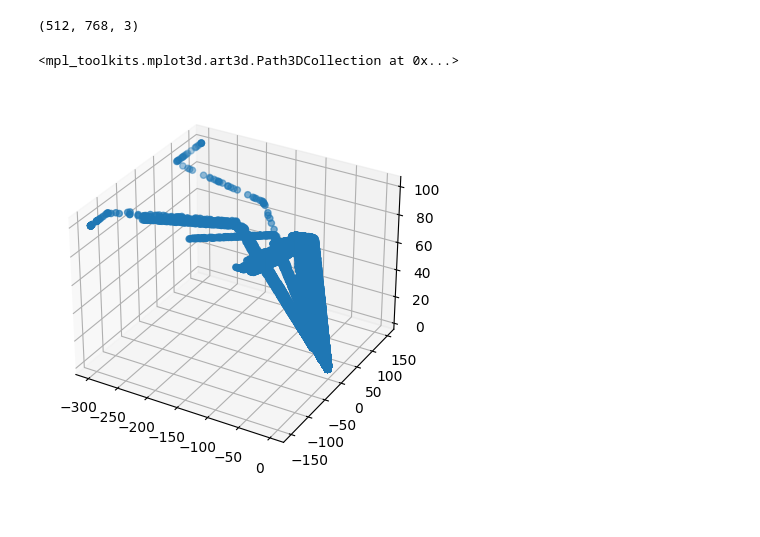
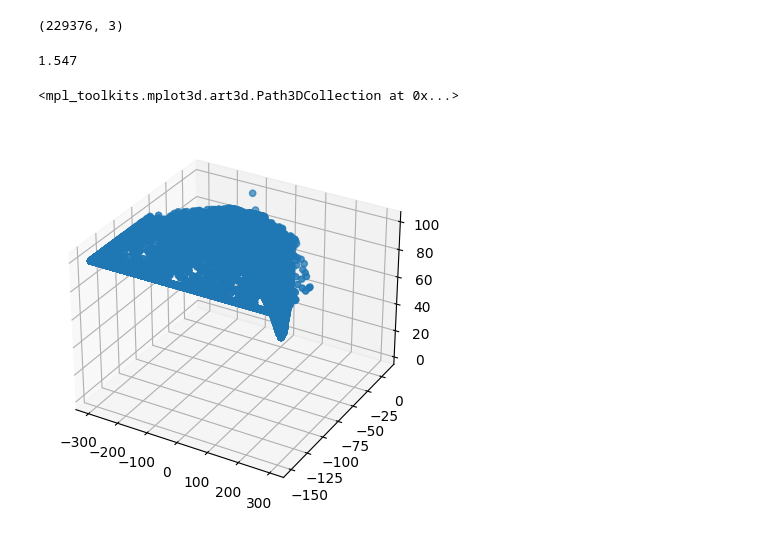
Before and after one commit to Alex17Li/scripts, a Jupyter notebook: notebooks/voxel/from_pointcloud.ipynb, the cells around one changed output. Cells and saved outputs as stored; diff of their text form; code cells hidden in the pictures.

```diff
--- a/notebooks/voxel/from_pointcloud.ipynb
+++ b/notebooks/voxel/from_pointcloud.ipynb
@@ -13,18 +12,12 @@ from dl.utils.io_utils import normalize_image
 from dl.utils.config import DEFAULT_TONEMAP_PARAMS
 # %%
-cvml_path = '/home/alex.li/git/JupiterCVML/europa/base/src/europa'
 dataset_idx = 0
-directory = ['/data/jupiter/datasets/bad_iq_halo_labelbox_plus_exposure', '/data2/jupiter/datasets/20231017_halo_rgb_labeled_excluded_bad_iq', '/data/jupiter/datasets/iq_2023_v5_anno'][dataset_idx]
-csv_name = ['654a5bb2e89875bddc714dd2_master_annotations.csv', '653a7a0a3c2d8ab221f6d915_master_annotations.csv','64dfcc1de5a41169c7deb205_master_annotations.csv'][dataset_idx]
+directory = ['/home/alexli/data/halo_all_cam_labeled_dataset', '/data/jupiter/datasets/bad_iq_halo_labelbox_plus_exposure', '/data2/jupiter/datasets/20231017_halo_rgb_labeled_excluded_bad_iq', '/data/jupiter/datasets/iq_2023_v5_anno'][dataset_idx]
+csv_name = ['master_annotations.csv', '654a5bb2e89875bddc714dd2_master_annotations.csv', '653a7a0a3c2d8ab221f6d915_master_annotations.csv','64dfcc1de5a41169c7deb205_master_annotations.csv'][dataset_idx]
 
 dset_name = directory.split('/')[-1]
-save_path='/mnt/sandbox1/alex.li/iq_results'
-
-side_left_tire_mask = f'{cvml_path}/cv/core/tire_masks/side_left_iq_mask.png'
-side_right_tire_mask = f'{cvml_path}/cv/core/tire_masks/side_right_iq_mask.png'
 stereo_df_full = pd.read_csv(os.path.join(directory, csv_name), low_memory=False)
-example_ids = ['64e6934deef031aa465115f3']
-stereo_df = stereo_df_full.drop_duplicates(['id'])
-stereo_df = stereo_df[stereo_df['id'].isin(example_ids)]
+# stereo_df_full.groupby('group_id').count()
+stereo_df = stereo_df_full[stereo_df_full['group_id'].isin(['6660d0d2301a46c1870f15e188b15ffa'])]
 print(len(stereo_df))
 # %% [output]
@@ -31,0 +26,3 @@ print(len(stereo_df))
+# %%
+folder_path  = directory + "/processed/images/" + stereo_df.iloc[0]['id'] + "/"
+print(os.listdir(folder_path))
@@ -90,4 +89,0 @@ Error:
-# %%
-np.stack([xs, ys, zs], axis=2).shape
-# %% [output]
-(512, 768, 3)
@@ -97,7 +90,23 @@ mesh.plot(point_size=10, style='points')
+# %%
+pcs = []
+for _, row in stereo_df.iterrows():
+    for obj, cams in load_object(row):
+        pc = obj['point_cloud'][::4, ::4, :].reshape(-1,  obj['point_cloud'].shape[2])
+        pcs.append(pc)
+pcs = np.concatenate(pcs, axis=0)
+pcs.shape
+# %% [output]
+(229376, 3)
+# %%
+np.min(pcs[:,2])
+# %% [output]
+1.547
 # %%
+%matplotlib inline
+
 fig = plt.figure()
 ax = fig.add_subplot(projection='3d')
-ax.scatter(xs,ys,zs)
+ax.scatter(pcs[:,0],pcs[:,1],pcs[:,2])
 # %% [output]
 <mpl_toolkits.mplot3d.art3d.Path3DCollection at 0x...>
-[figure, old version]
+[figure, new version]
```
Also changed, not shown: parts of 12 cells of this notebook, 2 other files.
